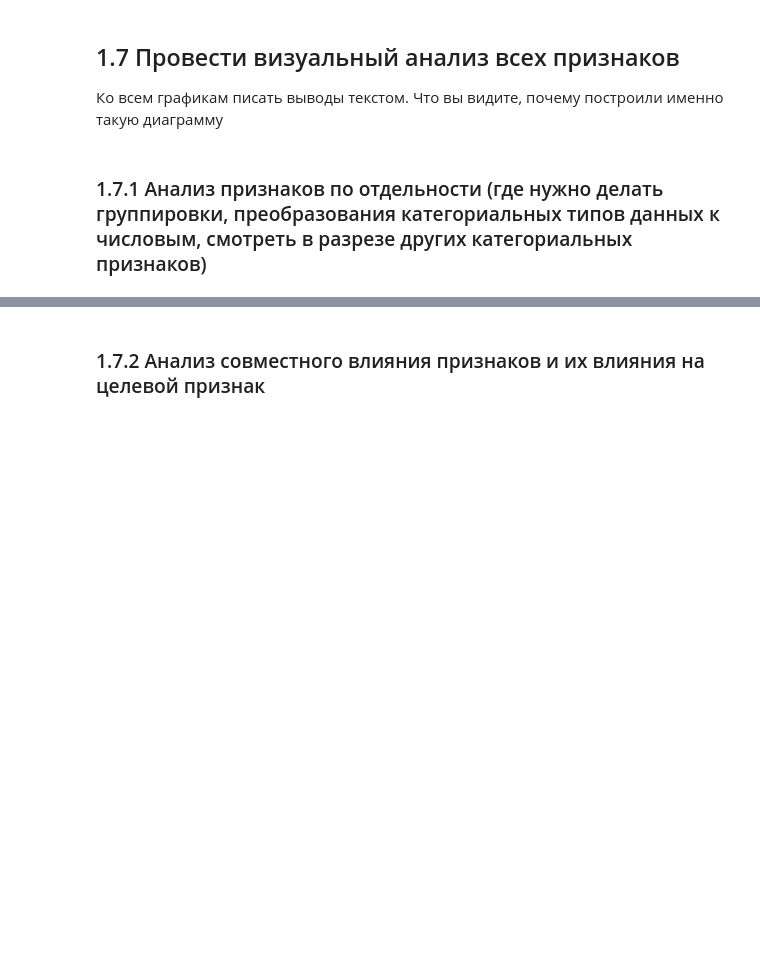
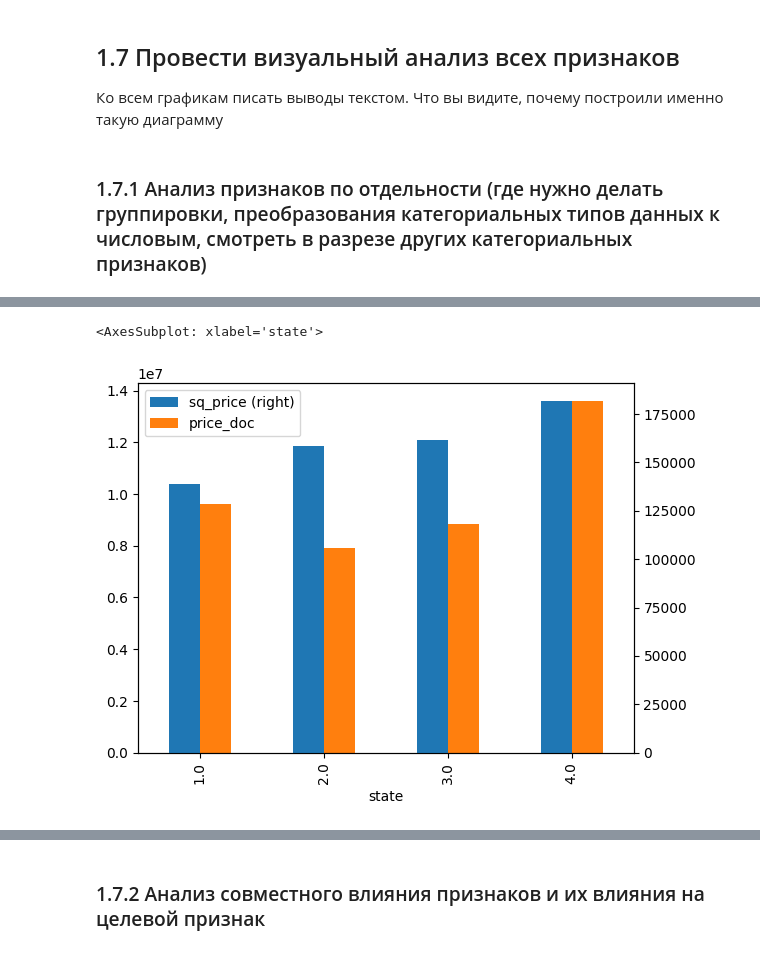
Before and after one commit to dmikhailov89/learning, a Jupyter notebook: final-project/final-project.ipynb, the cells around one changed output, grey strips where cells are left out. Cells and saved outputs as stored; diff of their text form; code cells hidden in the pictures; blank space fills up the shorter version.

```diff
--- a/final-project/final-project.ipynb
+++ b/final-project/final-project.ipynb
@@ -1202,0 +1220,7 @@ df_full.describe(include='all')
+# %%
+# Проведем аналогичный анализ для жилищных условий
+df_full.groupby(['state'])['sq_price','price_doc'].mean().plot(kind='bar', secondary_y=['sq_price'])
+# Жилищыне условия напрямую влияют на стоимость квадратного метра, а вот стоимость уже зависит от количества этих метров
+# %% [output]
+<AxesSubplot: xlabel='state'>
+[figure, added]
```
Also changed, not shown: parts of 20 cells of this notebook.
